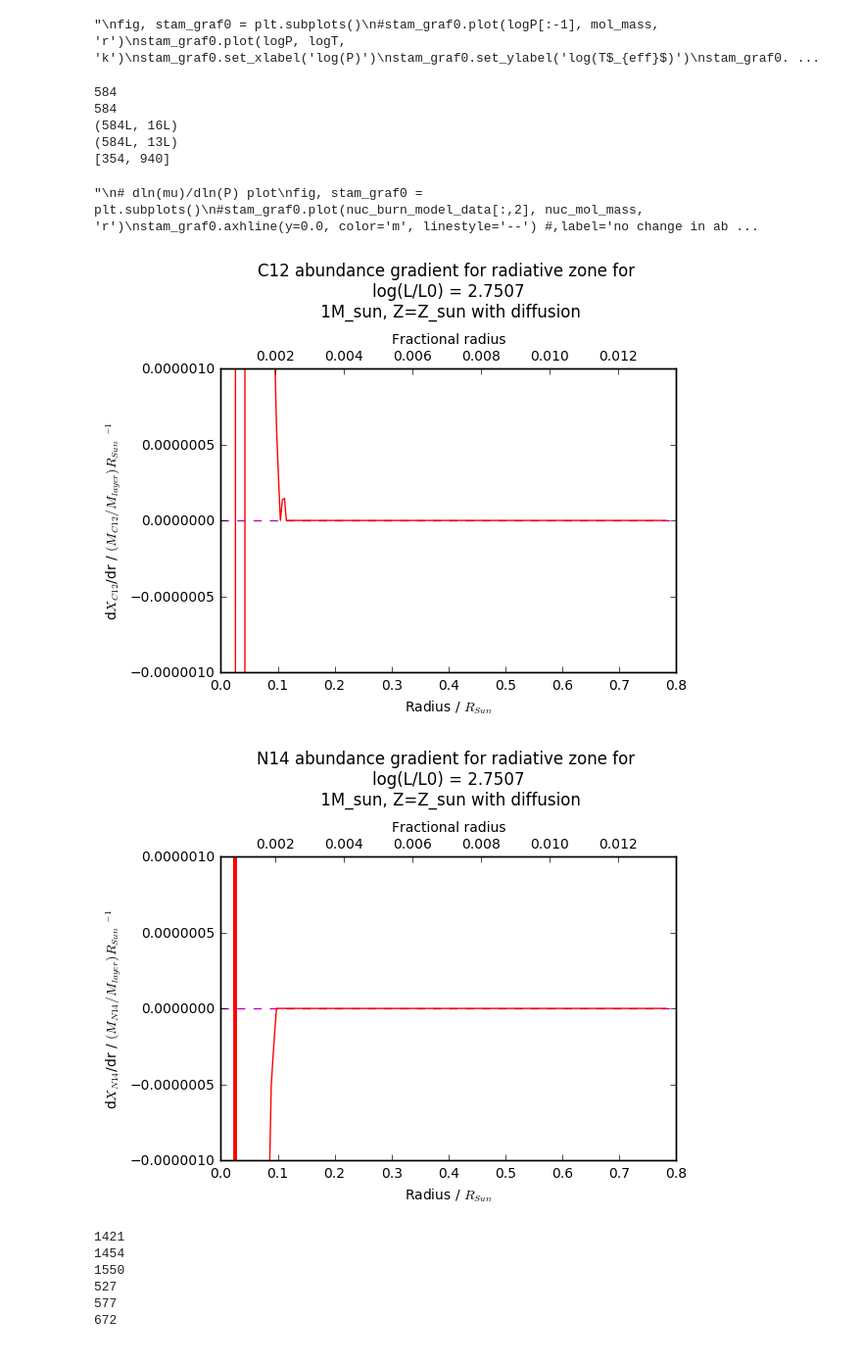
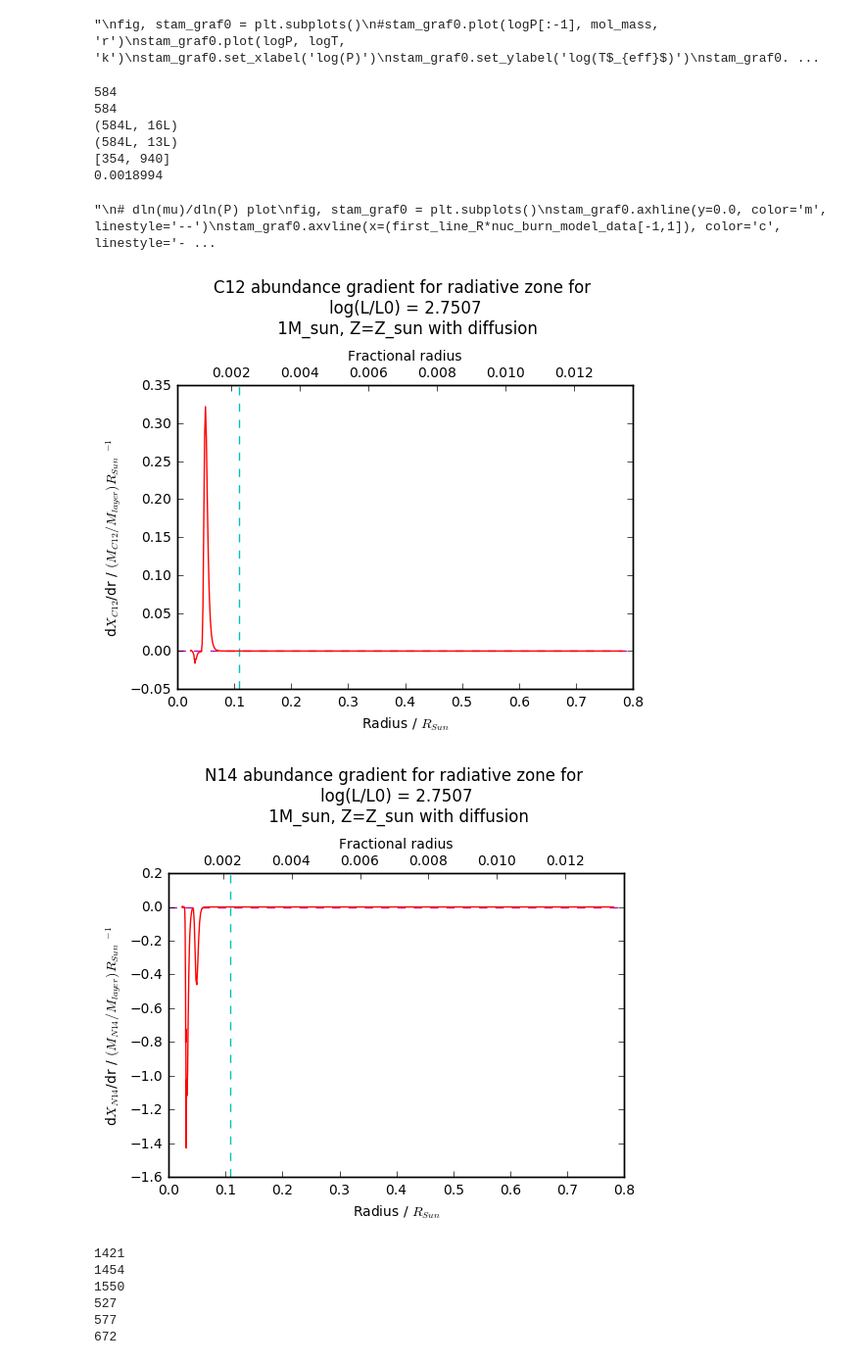
Before and after one commit to AlexlwAstro/phd_work, a Jupyter notebook: franec_stampe_plots.ipynb, the cells around one changed output. Shown at 98% size. Drawn from its saved outputs; the diff is of its cells as text; code cells hidden in the pictures.

Commit message:
update - vertical lines added to rad zone plots

```diff
--- a/franec_stampe_plots.ipynb
+++ b/franec_stampe_plots.ipynb
@@ -652,6 +651,7 @@ rad_zone_grads_data = focus_sync(rad_zone_model_data, grad_data)
 print rad_zone_abund_data.shape
 print rad_zone_grads_data.shape
 print bound_inds
+print nuc_burn_model_data[-1,1]
 
 with open ("mu_test_data/2_7507_rad_stuff","w") as f:
     for i in range(len(rad_zone_model_data[:,0])):
@@ -660,29 +660,27 @@ with open ("mu_test_data/2_7507_rad_stuff","w") as f:
 """"""
 # Carbon-12 plot
 fig, stam_graf0 = plt.subplots()
-#stam_graf0.plot(nuc_burn_model_data[:,2], nuc_mol_mass, 'r')
-stam_graf0.axhline(y=0.0, color='m', linestyle='--') #,label='no change in abundance'
+stam_graf0.axhline(y=0.0, color='m', linestyle='--')
+stam_graf0.axvline(x=(first_line_R*nuc_burn_model_data[-1,1]), color='c', linestyle='--')
 stam_graf0.plot(rad_zone_model_data[:,1]*(first_line_R), rad_zone_grads_data[:,6], 'r')#, label='(k-1) to (k+1)'
 stam_graf0.set_xlabel('Radius / $R_{Sun}$')
 stam_graf0.set_ylabel('d$X_{C12}$/dr / $(M_{C12}/M_{layer}) R_{Sun}$ $^{-1}$')
 #plt.legend(loc='upper left', bbox_to_anchor=(0.5, 0.6))
-# nuc_dXLi7_dr_correction/rad_fraction_to_Rsun
 
 #add fractional radius label to plot
 frac_x = stam_graf0.twiny()
 frac_x.set_xlim(rad_zone_model_data[0,1],rad_zone_model_data[-1,1])
 frac_x.set_xlabel('Fractional radius')
 
-stam_graf0.set_ylim([-1e-06, 1e-06])
+#stam_graf0.set_ylim([-1e-06, 1e-06])_focus
 #plt.show()
 stam_graf0.set_title('C12 abundance gradient for radiative zone for \nlog(L/L0) = 2.7507\n 1M_sun, Z=Z_sun with diffusion', y=1.15)
-fig.savefig('mu_test_data/mu_test_graphs/rad_logL=2.7507_C12_radius_gradient_focus.pdf', bbox_inches='tight')
+fig.savefig('mu_test_data/mu_test_graphs/rad_logL=2.7507_C12_radius_gradient.pdf', bbox_inches='tight')
 
 # Nitrogen-14 plot
 fig, stam_graf0 = plt.subplots()
-#stam_graf0.plot(nuc_burn_model_data[:,2], nuc_mol_mass, 'r')
-stam_graf0.axhline(y=0.0, color='m', linestyle='--') #,label='no change in abundance'
-# nuc_dXLi7_dr_correction/rad_fraction_to_Rsun
+stam_graf0.axhline(y=0.0, color='m', linestyle='--')
+stam_graf0.axvline(x=(first_line_R*nuc_burn_model_data[-1,1]), color='c', linestyle='--')
 stam_graf0.plot(rad_zone_model_data[:,1]*(first_line_R),rad_zone_grads_data[:,7], 'r')#, label='(k-1) to (k+1)'
 stam_graf0.set_xlabel('Radius / $R_{Sun}$')
 stam_graf0.set_ylabel('d$X_{N14}$/dr / $(M_{N14}/M_{layer}) R_{Sun}$ $^{-1}$')
@@ -693,17 +691,16 @@ frac_x = stam_graf0.twiny()
 frac_x.set_xlim(rad_zone_model_data[0,1],rad_zone_model_data[-1,1])
 frac_x.set_xlabel('Fractional radius')
 
-stam_graf0.set_ylim([-1e-06, 1e-06])
+#stam_graf0.set_ylim([-1e-06, 1e-06])_focus
 #plt.show()
 stam_graf0.set_title('N14 abundance gradient for radiative zone for \nlog(L/L0) = 2.7507\n 1M_sun, Z=Z_sun with diffusion', y=1.15)
-fig.savefig('mu_test_data/mu_test_graphs/rad_logL=2.7507_N14_radius_gradient_focus.pdf', bbox_inches='tight')
+fig.savefig('mu_test_data/mu_test_graphs/rad_logL=2.7507_N14_radius_gradient.pdf', bbox_inches='tight')
 
 """
 # dln(mu)/dln(P) plot
 fig, stam_graf0 = plt.subplots()
-#stam_graf0.plot(nuc_burn_model_data[:,2], nuc_mol_mass, 'r')
-stam_graf0.axhline(y=0.0, color='m', linestyle='--') #,label='no change in abundance'
-# nuc_dXLi7_dr_correction/rad_fraction_to_Rsun
+stam_graf0.axhline(y=0.0, color='m', linestyle='--')
+stam_graf0.axvline(x=(first_line_R*nuc_burn_model_data[-1,1]), color='c', linestyle='--')
 stam_graf0.plot(rad_zone_model_data[:,1]*(first_line_R), rad_zone_grads_data[:,4], 'r')#, label='(k-1) to (k+1)'
 stam_graf0.set_xlabel('Radius / $R_{Sun}$')
 stam_graf0.set_ylabel(r'$\nabla_{\mu}$')
@@ -713,40 +710,41 @@ stam_graf0.set_ylabel(r'$\nabla_{\mu}$')
 frac_x = stam_graf0.twiny()
 frac_x.set_xlim(rad_zone_model_data[0,1],rad_zone_model_data[-1,1])
 frac_x.set_xlabel('Fractional radius')
 
 stam_graf0.set_ylim([-1e-06, 1e-06])
 #plt.show()
 stam_graf0.set_title('dln(mu)/dln(P) for radiative zone for \nlog(L/L0) = 2.7507\n 1M_sun, Z=Z_sun with diffusion', y=1.15)
 fig.savefig('mu_test_data/mu_test_graphs/rad_logL=2.7507_nabla_mu_focus.pdf', bbox_inches='tight')
 
 # dln(mu)/dln(P) plot
 fig, stam_graf0 = plt.subplots()
-#stam_graf0.plot(nuc_burn_model_data[:,2], nuc_mol_mass, 'r')
-stam_graf0.axhline(y=0.0, color='m', linestyle='--') #,label='no change in abundance'
-# nuc_dXLi7_dr_correction/rad_fraction_to_Rsun
+stam_graf0.axhline(y=0.0, color='m', linestyle='--')
+stam_graf0.axvline(x=(first_line_R*nuc_burn_model_data[-1,1]), color='c', linestyle='--')
 stam_graf0.plot(rad_zone_model_data[:,1]*(first_line_R), rad_zone_grads_data[:,4], 'r')#, label='(k-1) to (k+1)'
 stam_graf0.set_xlabel('Radius / $R_{Sun}$')
 stam_graf0.set_ylabel(r'$\nabla_{\mu}$')
 #plt.legend(loc='upper left', bbox_to_anchor=(0.5, 0.5))
 
 #add fractional radius label to plot
 frac_x = stam_graf0.twiny()
 frac_x.set_xlim(rad_zone_model_data[0,1],rad_zone_model_data[-1,1])
 frac_x.set_xlabel('Fractional radius')
 
 #stam_graf0.set_ylim([-1e-04, 1e-04])
 #plt.show()
 stam_graf0.set_title('dln(mu)/dln(P) for radiative zone for \nlog(L/L0) = 2.7507\n 1M_sun, Z=Z_sun with diffusion', y=1.15)
-fig.savefig('mu_test_data/mu_test_graphs/rad_logL=2.7507_nabla_mu.pdf', bbox_inches='tight')"""
+fig.savefig('mu_test_data/mu_test_graphs/rad_logL=2.7507_nabla_mu.pdf', bbox_inches='tight')
+"""
 # %% [output]
 584
 584
 (584L, 16L)
 (584L, 13L)
 [354, 940]
+0.0018994
-"\n# dln(mu)/dln(P) plot\nfig, stam_graf0 = plt.subplots()\n#stam_graf0.plot(nuc_burn_model_data[:,2], nuc_mol_mass, 'r')\nstam_graf0.axhline(y=0.0, color='m', linestyle='--') #,label='no change in ab ...
+"\n# dln(mu)/dln(P) plot\nfig, stam_graf0 = plt.subplots()\nstam_graf0.axhline(y=0.0, color='m', linestyle='--')\nstam_graf0.axvline(x=(first_line_R*nuc_burn_model_data[-1,1]), color='c', linestyle='- ...
-[figure, old version]
+[figure, new version]
-[figure, old version]
+[figure, new version]
 # %%
 temp_model_21 = []
 temp_model_25 = []
```
Also changed, not shown: parts of 1 cell of this notebook, 7 other files.
